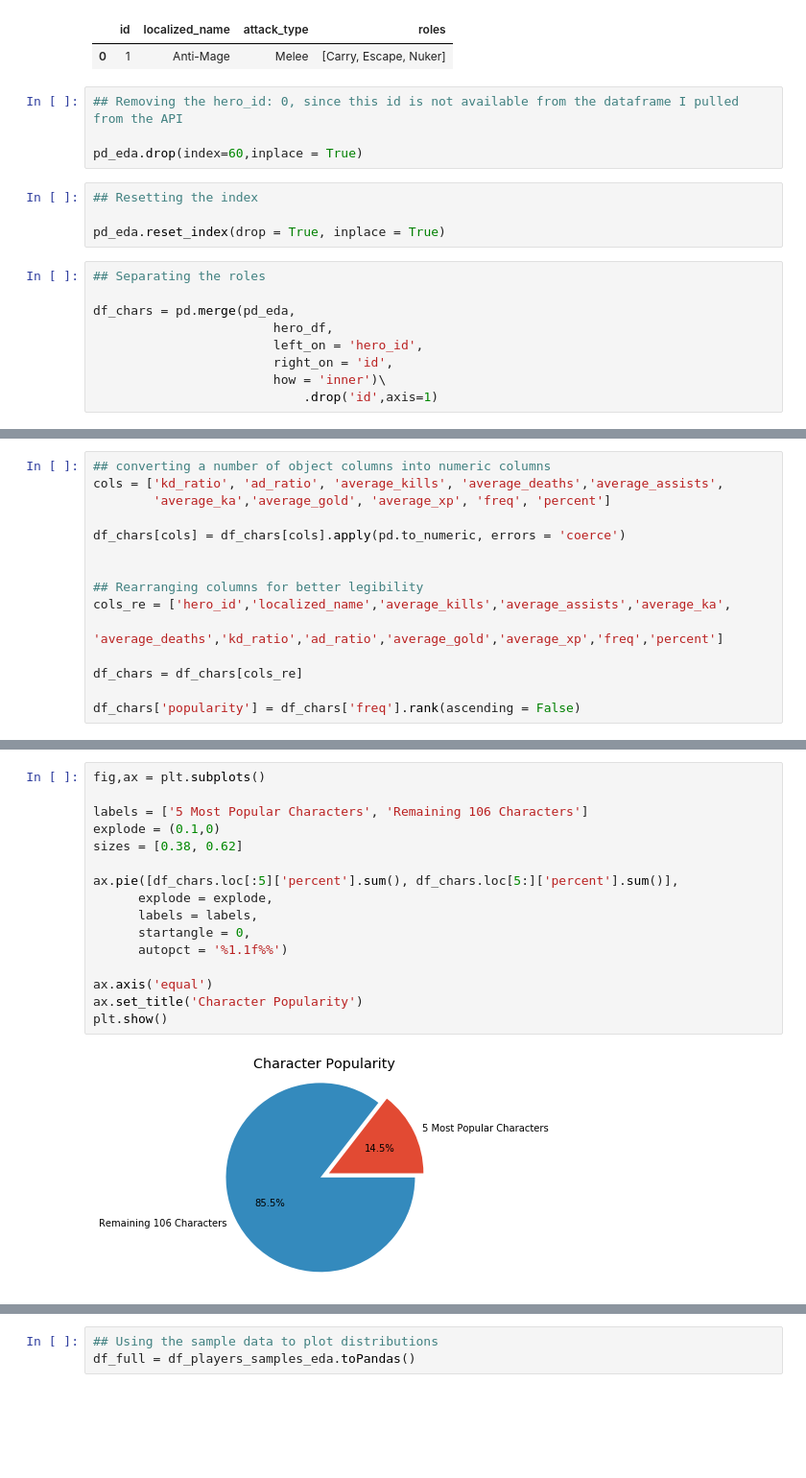
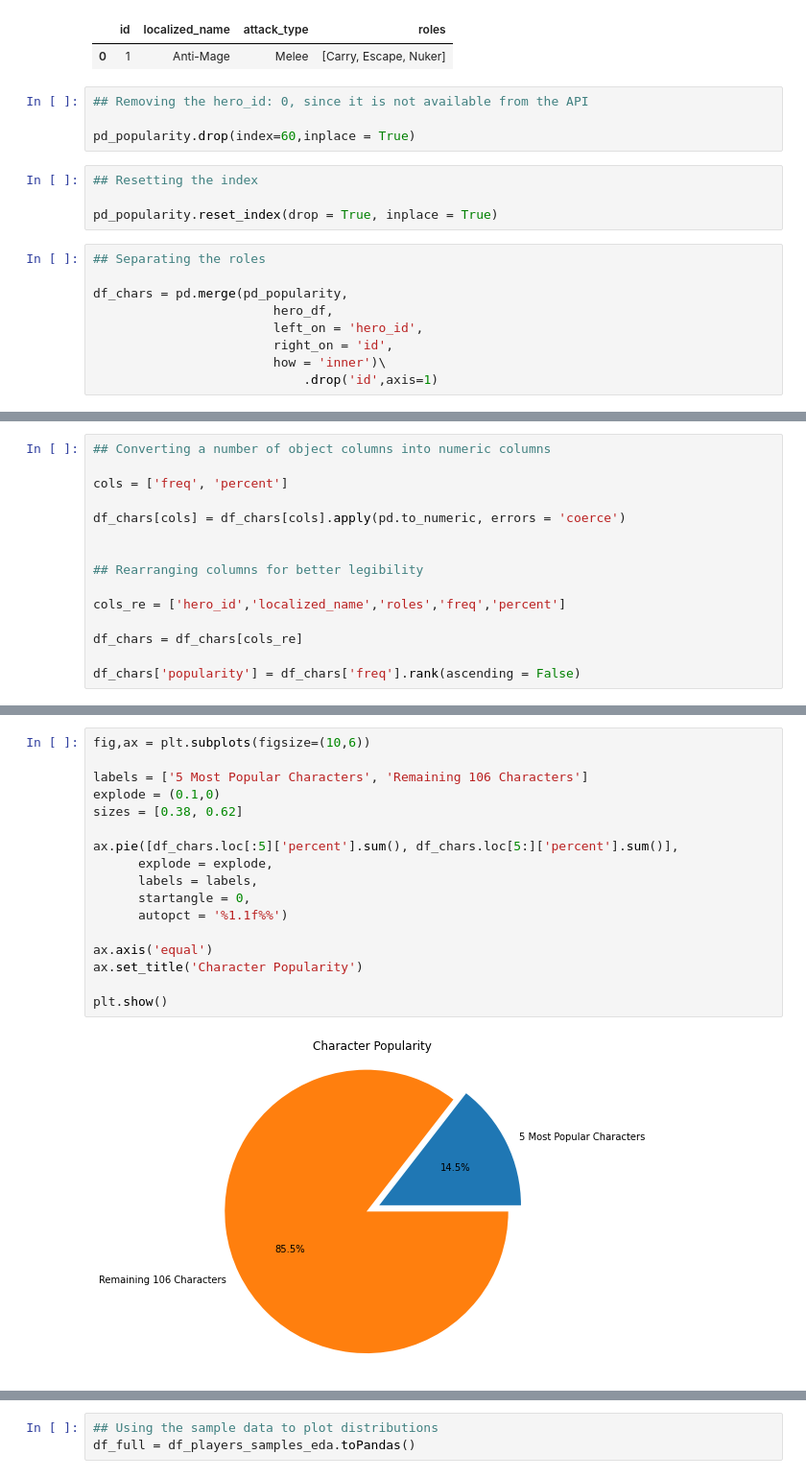
Before and after one commit to anotherjonlee/dotalytics, a Jupyter notebook: EDA.ipynb, the cells around one changed output, grey strips where cells are left out. Shown: that part at 96% size. Drawn from its saved outputs; the diff is of its cells as text; blank space fills up the shorter version.

```diff
--- a/EDA.ipynb
+++ b/EDA.ipynb
@@ -171,17 +68,17 @@ hero_df.head(1)
 |  | id | localized_name | attack_type | roles |
 | 0 | 1 | Anti-Mage | Melee | [Carry, Escape, Nuker] |
 # %%
-## Removing the hero_id: 0, since this id is not available from the dataframe I pulled from the API
+## Removing the hero_id: 0, since it is not available from the API
 
-pd_eda.drop(index=60,inplace = True)
+pd_popularity.drop(index=60,inplace = True)
 # %%
 ## Resetting the index
 
-pd_eda.reset_index(drop = True, inplace = True)
+pd_popularity.reset_index(drop = True, inplace = True)
 # %%
 ## Separating the roles
 
-df_chars = pd.merge(pd_eda,
+df_chars = pd.merge(pd_popularity,
                         hero_df,
                         left_on = 'hero_id',
                         right_on = 'id',
@@ -216,14 +87,14 @@ Index(['hero_id', 'kd_ratio', 'ad_ratio', 'average_kills', 'average_assists',
 # %%
-## converting a number of object columns into numeric columns
-cols = ['kd_ratio', 'ad_ratio', 'average_kills', 'average_deaths','average_assists',
-        'average_ka','average_gold', 'average_xp', 'freq', 'percent']
+## Converting a number of object columns into numeric columns
+
+cols = ['freq', 'percent']
 
 df_chars[cols] = df_chars[cols].apply(pd.to_numeric, errors = 'coerce')
 
 
 ## Rearranging columns for better legibility
-cols_re = ['hero_id','localized_name','average_kills','average_assists','average_ka',
-           'average_deaths','kd_ratio','ad_ratio','average_gold','average_xp','freq','percent']
+
+cols_re = ['hero_id','localized_name','roles','freq','percent']
 
 df_chars = df_chars[cols_re]
 
@@ -240,18 +113,19 @@ df_chars.head(5)
 # %%
-fig,ax = plt.subplots()
+fig,ax = plt.subplots(figsize=(10,6))
 
 labels = ['5 Most Popular Characters', 'Remaining 106 Characters']
 explode = (0.1,0)
 sizes = [0.38, 0.62]
 
 ax.pie([df_chars.loc[:5]['percent'].sum(), df_chars.loc[5:]['percent'].sum()],
       explode = explode,
       labels = labels,
       startangle = 0,
       autopct = '%1.1f%%')
 
 ax.axis('equal')
 ax.set_title('Character Popularity')
+
 plt.show()
 # %% [output]
-[figure, old version]
+[figure, new version]
```
Also changed, not shown: parts of 63 cells of this notebook, 5 other files.
